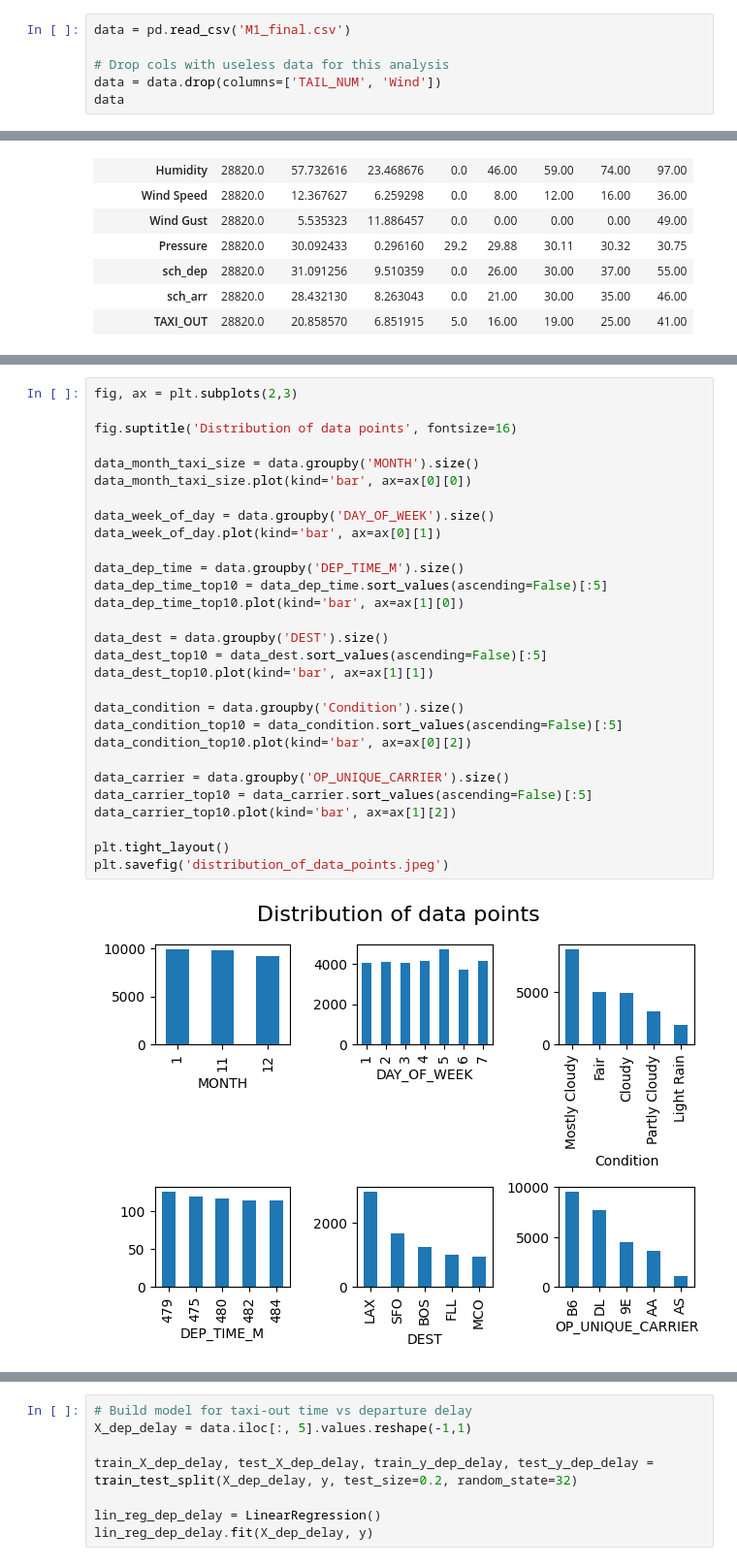
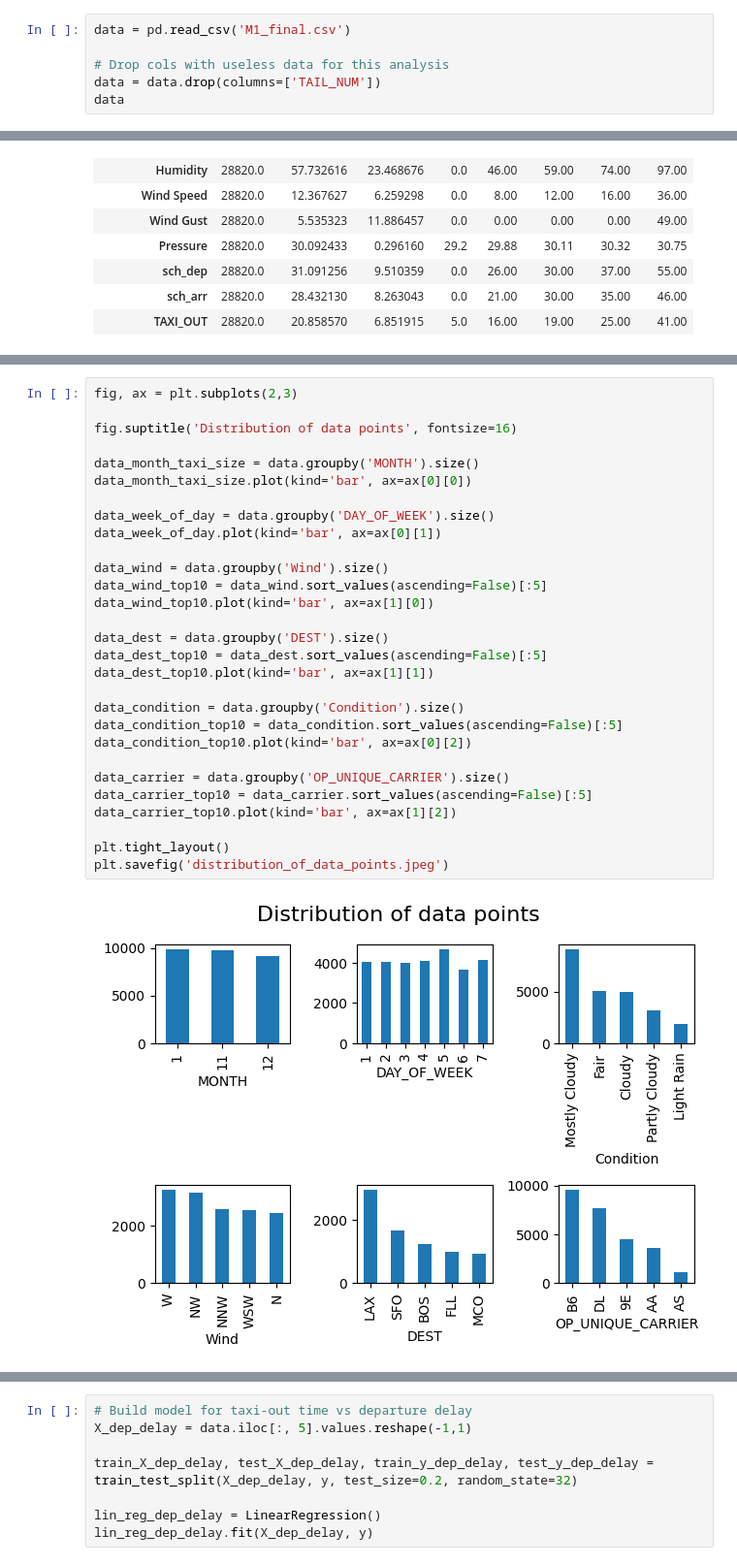
Before and after one commit to pkdc/plane-taxi-out-data-analysis, a Jupyter notebook: taxi-out-analysis.ipynb, the cells around one changed output, grey strips where cells are left out. Shown at 97% size. Cells and saved outputs as stored; diff of their text form.

```diff
--- a/taxi-out-analysis.ipynb
+++ b/taxi-out-analysis.ipynb
@@ -9,7 +10,7 @@ from sklearn import metrics
 data = pd.read_csv('M1_final.csv')
 
 # Drop cols with useless data for this analysis
-data = data.drop(columns=['TAIL_NUM', 'Wind'])
+data = data.drop(columns=['TAIL_NUM'])
 data
 # %% [output]
 |  | MONTH | DAY_OF_MONTH | DAY_OF_WEEK | OP_UNIQUE_CARRIER | DEST | DEP_DELAY | CRS_ELAPSED_TIME | DISTANCE | ... |
@@ -104,34 +105,34 @@ plt.savefig('correlation_matrix.jpeg')
 # %%
 fig, ax = plt.subplots(2,3)
 
 fig.suptitle('Distribution of data points', fontsize=16)
 
 data_month_taxi_size = data.groupby('MONTH').size()
 data_month_taxi_size.plot(kind='bar', ax=ax[0][0])
 
 data_week_of_day = data.groupby('DAY_OF_WEEK').size()
 data_week_of_day.plot(kind='bar', ax=ax[0][1])
 
-data_dep_time = data.groupby('DEP_TIME_M').size()
-data_dep_time_top10 = data_dep_time.sort_values(ascending=False)[:5]
-data_dep_time_top10.plot(kind='bar', ax=ax[1][0])
+data_wind = data.groupby('Wind').size()
+data_wind_top10 = data_wind.sort_values(ascending=False)[:5]
+data_wind_top10.plot(kind='bar', ax=ax[1][0])
 
 data_dest = data.groupby('DEST').size()
 data_dest_top10 = data_dest.sort_values(ascending=False)[:5]
 data_dest_top10.plot(kind='bar', ax=ax[1][1])
 
 data_condition = data.groupby('Condition').size()
 data_condition_top10 = data_condition.sort_values(ascending=False)[:5]
 data_condition_top10.plot(kind='bar', ax=ax[0][2])
 
 data_carrier = data.groupby('OP_UNIQUE_CARRIER').size()
 data_carrier_top10 = data_carrier.sort_values(ascending=False)[:5]
 data_carrier_top10.plot(kind='bar', ax=ax[1][2])
 
 plt.tight_layout()
 plt.savefig('distribution_of_data_points.jpeg')
 # %% [output]
-[figure, old version]
+[figure, new version]
 # %%
 ## Modelling
 
```
Also changed, not shown: parts of 10 cells of this notebook, 4 other files.
